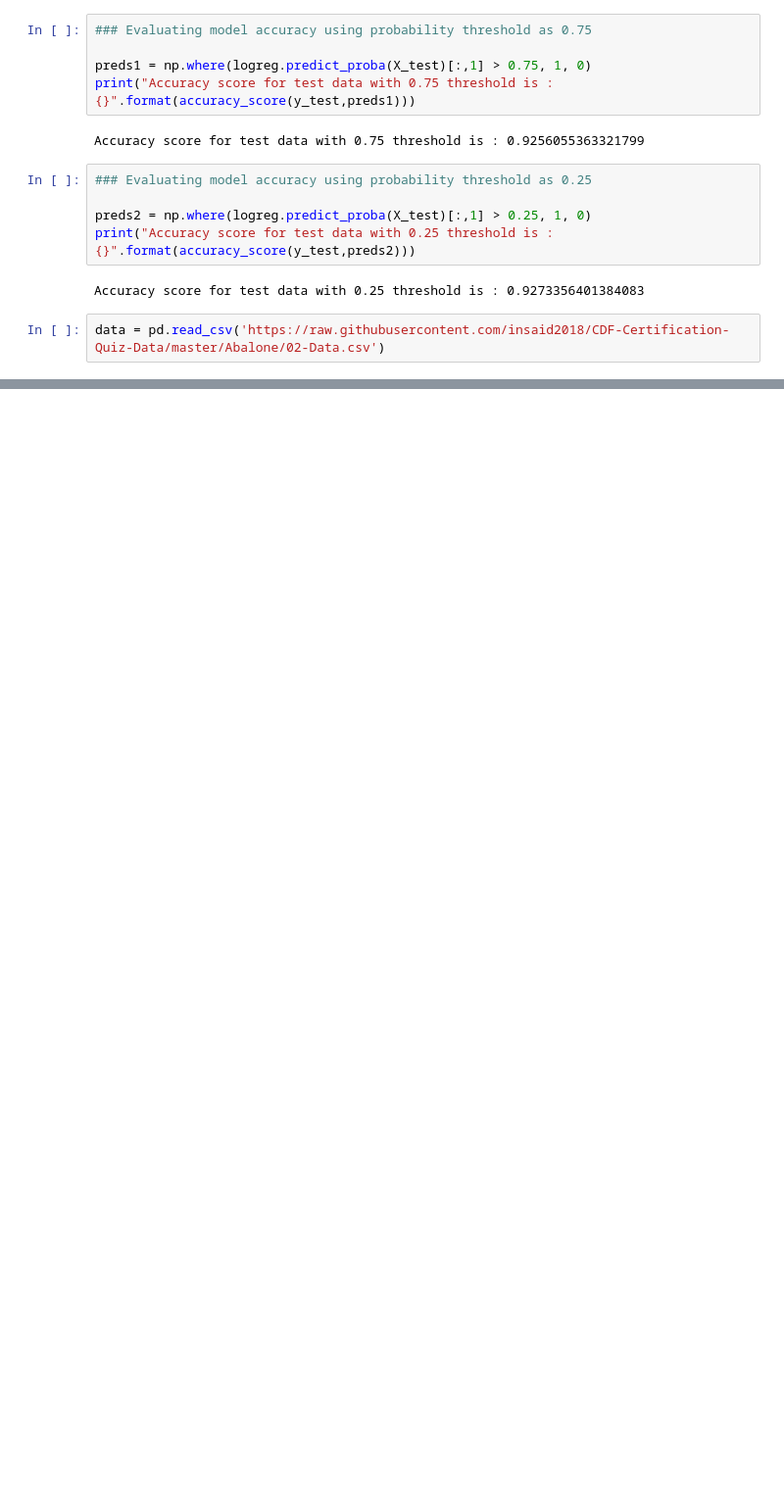
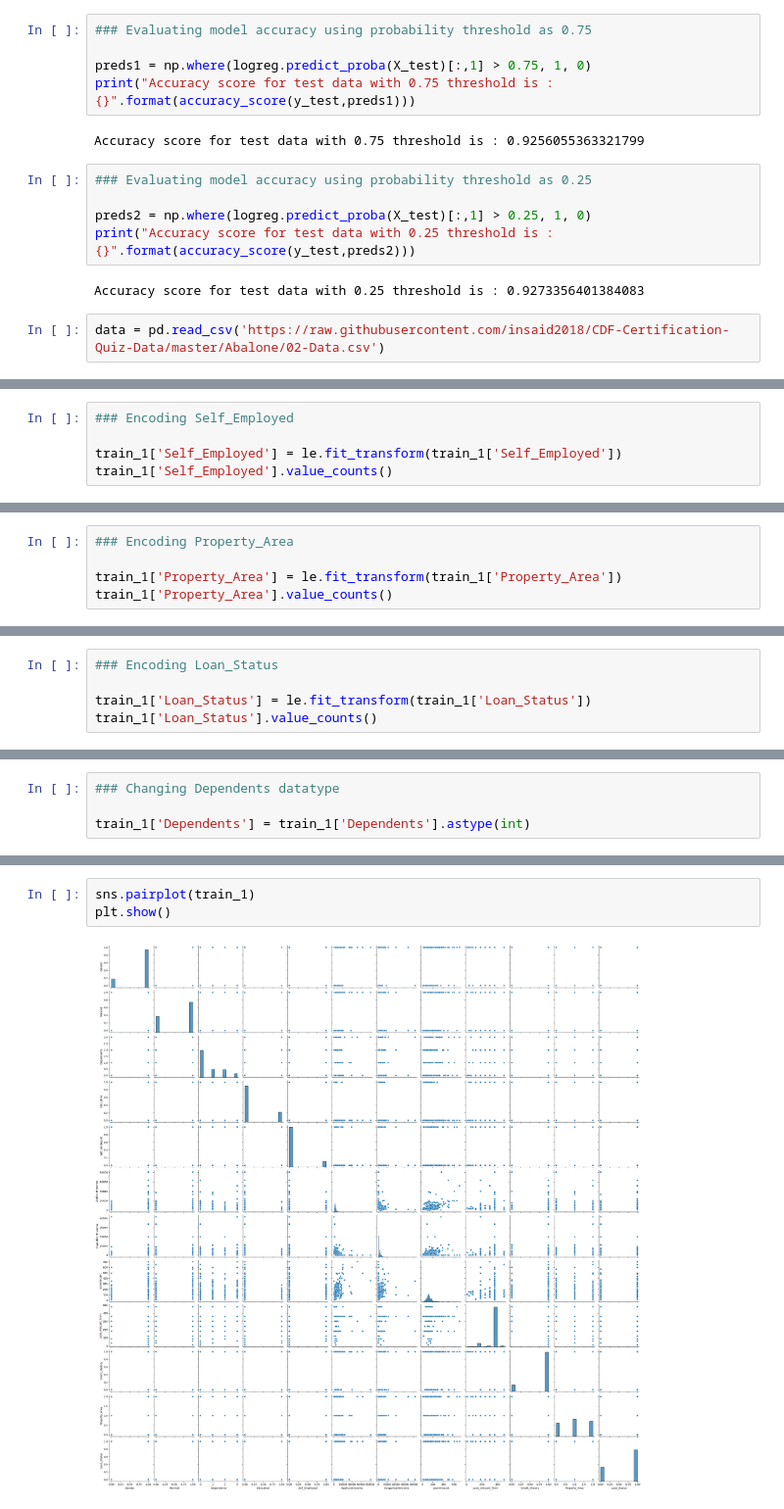
Before and after one commit to Ishankoradia/ML-Concepts-and-Algorithms, a Jupyter notebook: Logistic Regression.ipynb, the cells around one changed output, grey strips where cells are left out. Shown at 98% size. Drawn from its saved outputs; the diff is of its cells as text; blank space fills up the shorter version.

Commit message:
Logsitic - loan prediction

```diff
--- a/Logistic Regression.ipynb
+++ b/Logistic Regression.ipynb
@@ -844,0 +1176,5 @@ from sklearn.metrics import accuracy_score
+# %%
+### Encoding Self_Employed
+
+train_1['Self_Employed'] = le.fit_transform(train_1['Self_Employed'])
+train_1['Self_Employed'].value_counts()
@@ -844,0 +1185,5 @@ from sklearn.metrics import accuracy_score
+# %%
+### Encoding Property_Area
+
+train_1['Property_Area'] = le.fit_transform(train_1['Property_Area'])
+train_1['Property_Area'].value_counts()
@@ -844,0 +1195,5 @@ from sklearn.metrics import accuracy_score
+# %%
+### Encoding Loan_Status
+
+train_1['Loan_Status'] = le.fit_transform(train_1['Loan_Status'])
+train_1['Loan_Status'].value_counts()
@@ -844,0 +1204,4 @@ from sklearn.metrics import accuracy_score
+# %%
+### Changing Dependents datatype
+
+train_1['Dependents'] = train_1['Dependents'].astype(int)
@@ -844,0 +1243,5 @@ from sklearn.metrics import accuracy_score
+# %%
+sns.pairplot(train_1)
+plt.show()
+# %% [output]
+[figure, added]
```
Also changed, not shown: parts of 97 cells of this notebook.
